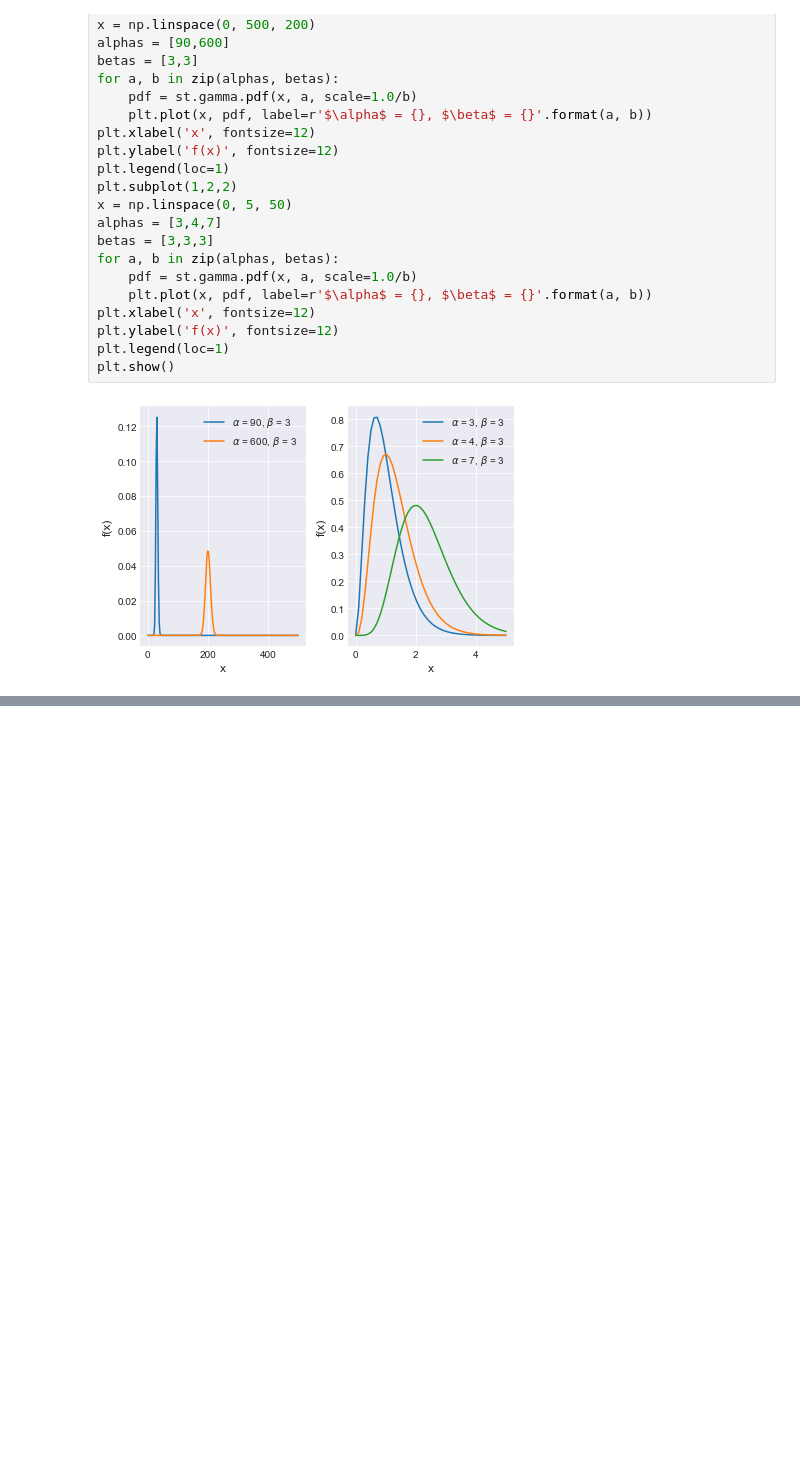
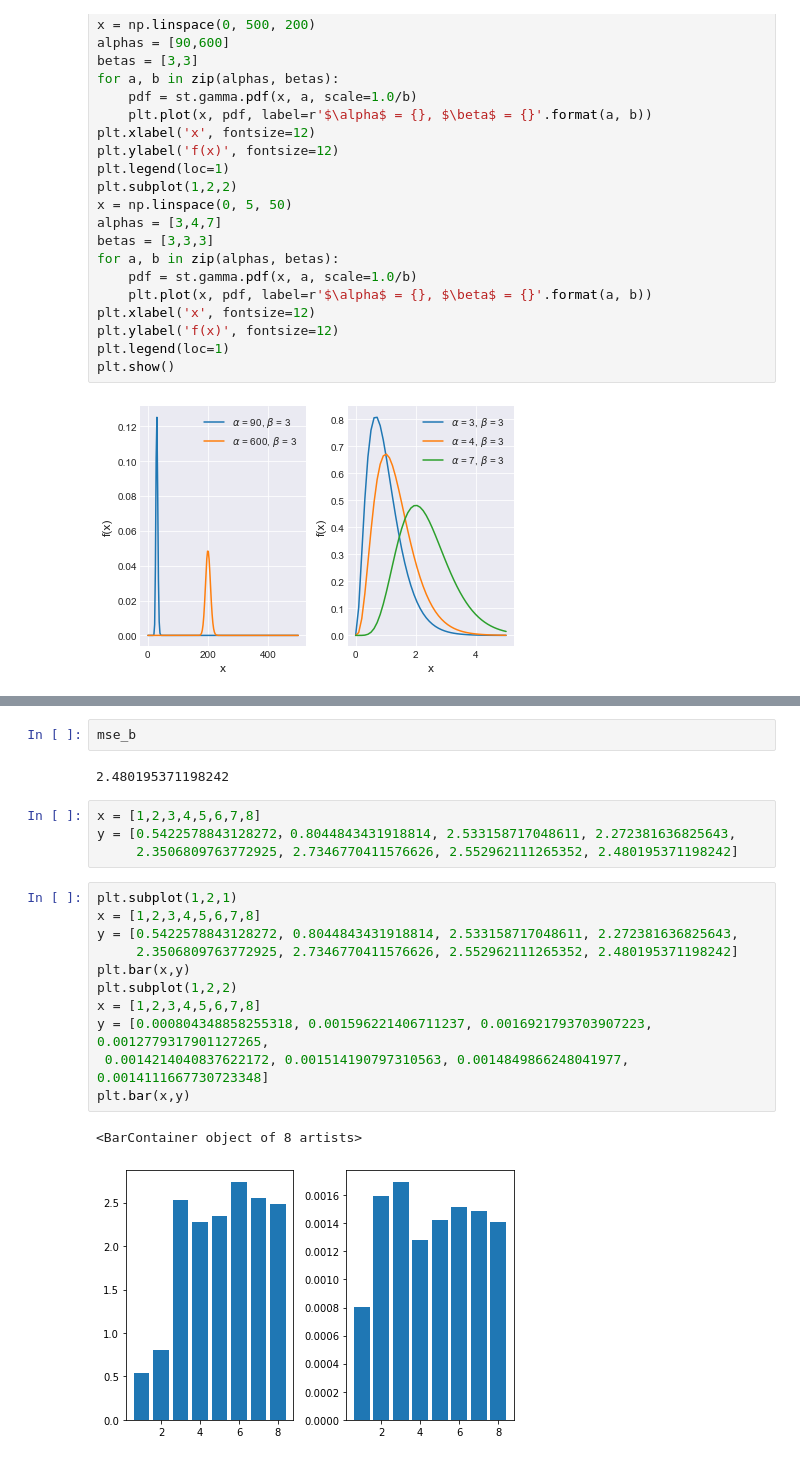
Before and after one commit to xjlswd/weib, a Jupyter notebook: NUTS_bayesian_estimation.ipynb, the cells around one changed output, grey strips where cells are left out. Saved outputs shown, nothing was run; the diff lists cells and outputs as text; blank space fills up the shorter version.

```diff
--- a/NUTS_bayesian_estimation.ipynb
+++ b/NUTS_bayesian_estimation.ipynb
@@ -387,0 +315,22 @@ time.time()
+# %%
+mse_b
+# %% [output]
+2.480195371198242
+# %%
+x = [1,2,3,4,5,6,7,8]
+y = [0.5422578843128272，0.8044843431918814, 2.533158717048611, 2.272381636825643,
+     2.3506809763772925, 2.7346770411576626, 2.552962111265352, 2.480195371198242]
+# %%
+plt.subplot(1,2,1)
+x = [1,2,3,4,5,6,7,8]
+y = [0.5422578843128272, 0.8044843431918814, 2.533158717048611, 2.272381636825643,
+     2.3506809763772925, 2.7346770411576626, 2.552962111265352, 2.480195371198242]
+plt.bar(x,y)
+plt.subplot(1,2,2)
+x = [1,2,3,4,5,6,7,8]
+y = [0.000804348858255318, 0.001596221406711237, 0.0016921793703907223, 0.0012779317901127265,
+ 0.0014214040837622172, 0.001514190797310563, 0.0014849866248041977, 0.0014111667730723348]
+plt.bar(x,y)
+# %% [output]
+<BarContainer object of 8 artists>
+[figure, added]
```
Also changed, not shown: parts of 8 cells of this notebook.
